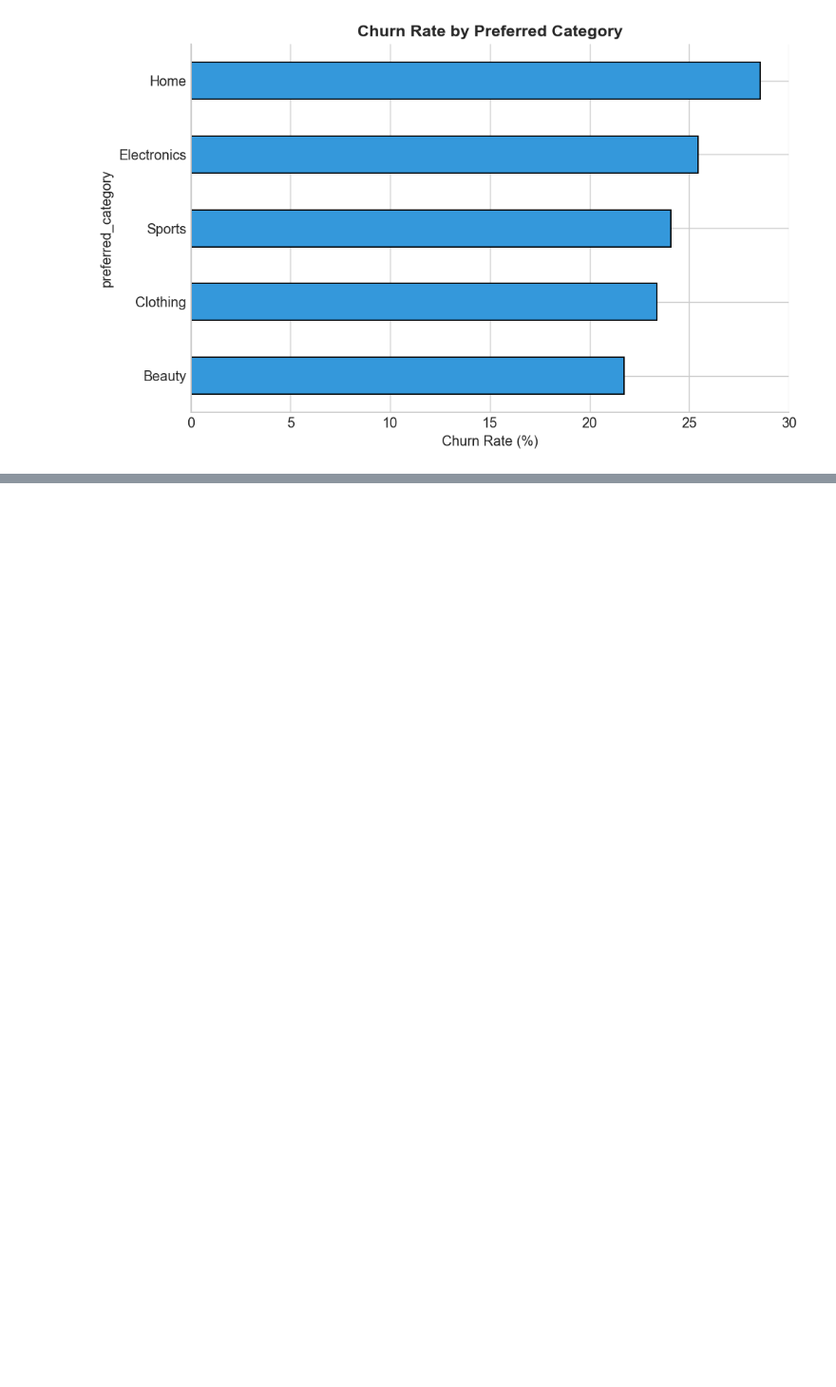
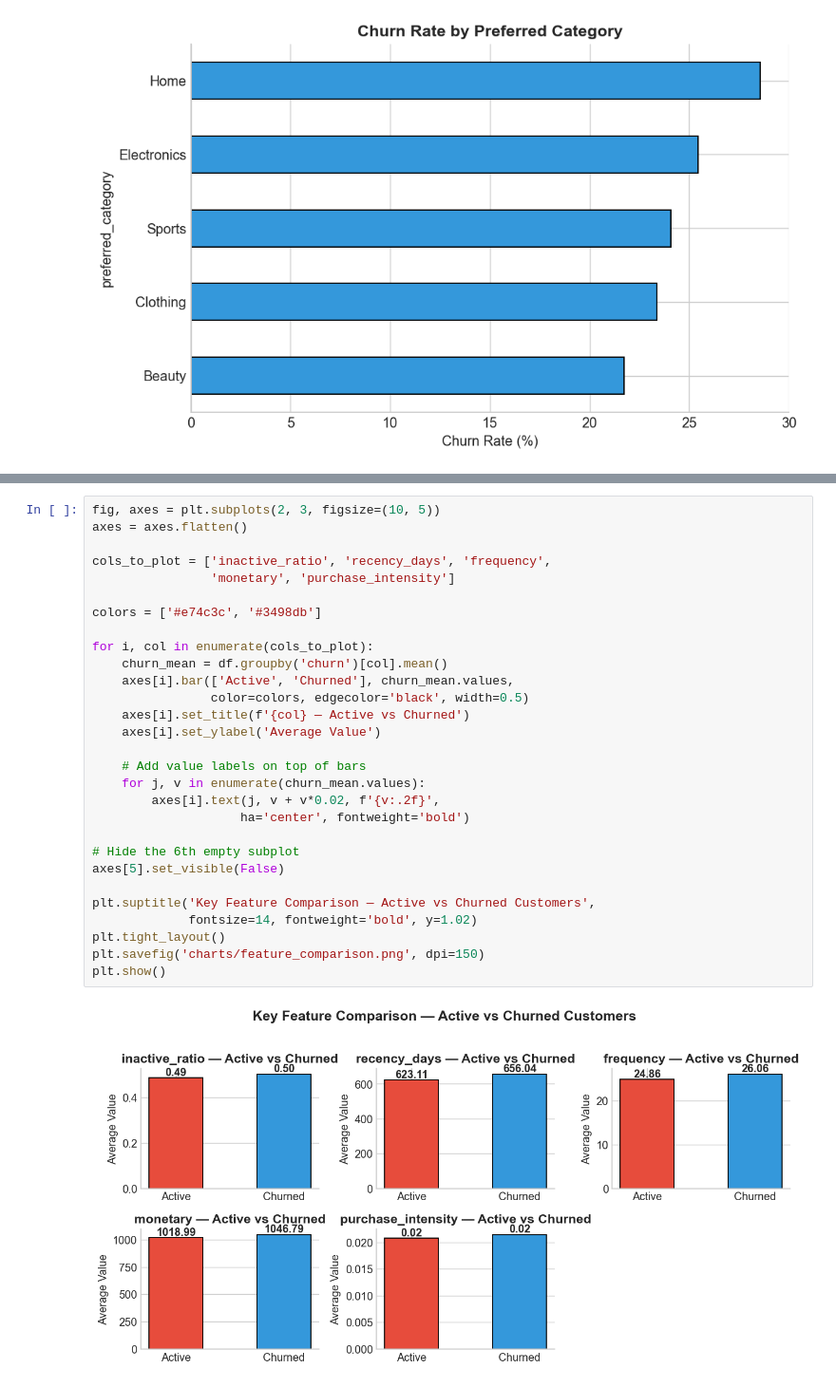
Before and after one commit to shivakumarkadagad25-glitch/customer-churn-analysis, a Jupyter notebook: EDA.Ipynb, the cells around one changed output, grey strips where cells are left out. Shown at 95% size. Drawn from its saved outputs; the diff is of its cells as text; blank space fills up the shorter version.

```diff
--- a/EDA.Ipynb
+++ b/EDA.Ipynb
@@ -207,0 +259,31 @@ plt.show()
+# %%
+fig, axes = plt.subplots(2, 3, figsize=(10, 5))
+axes = axes.flatten()
+
+cols_to_plot = ['inactive_ratio', 'recency_days', 'frequency',
+                'monetary', 'purchase_intensity']
+
+colors = ['#e74c3c', '#3498db']
+
+for i, col in enumerate(cols_to_plot):
+    churn_mean = df.groupby('churn')[col].mean()
+    axes[i].bar(['Active', 'Churned'], churn_mean.values,
+                color=colors, edgecolor='black', width=0.5)
+    axes[i].set_title(f'{col} — Active vs Churned')
+    axes[i].set_ylabel('Average Value')
+
+    # Add value labels on top of bars
+    for j, v in enumerate(churn_mean.values):
+        axes[i].text(j, v + v*0.02, f'{v:.2f}',
+                    ha='center', fontweight='bold')
+
+# Hide the 6th empty subplot
+axes[5].set_visible(False)
+
+plt.suptitle('Key Feature Comparison — Active vs Churned Customers',
+             fontsize=14, fontweight='bold', y=1.02)
+plt.tight_layout()
+plt.savefig('charts/feature_comparison.png', dpi=150)
+plt.show()
+# %% [output]
+[figure, added]
```
Also changed, not shown: parts of 13 cells of this notebook, 7 other files.
